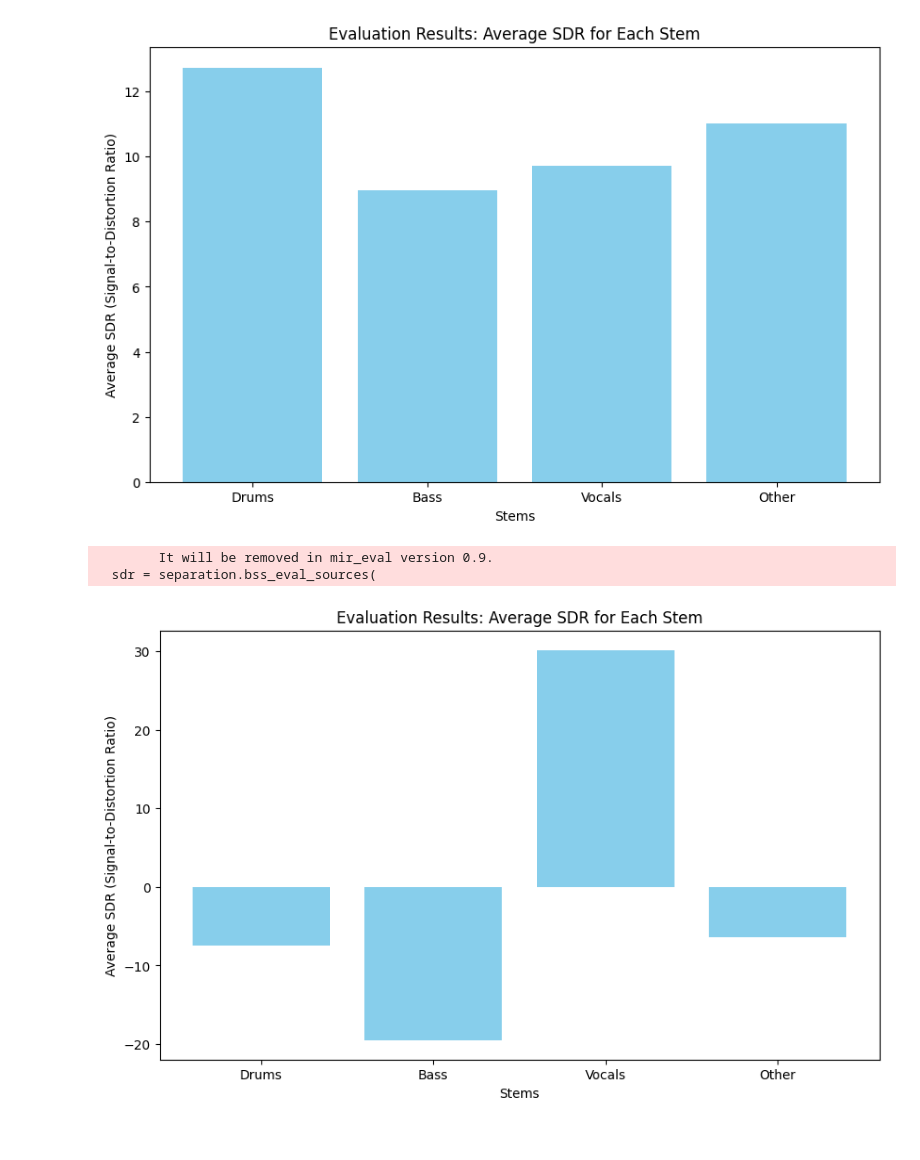
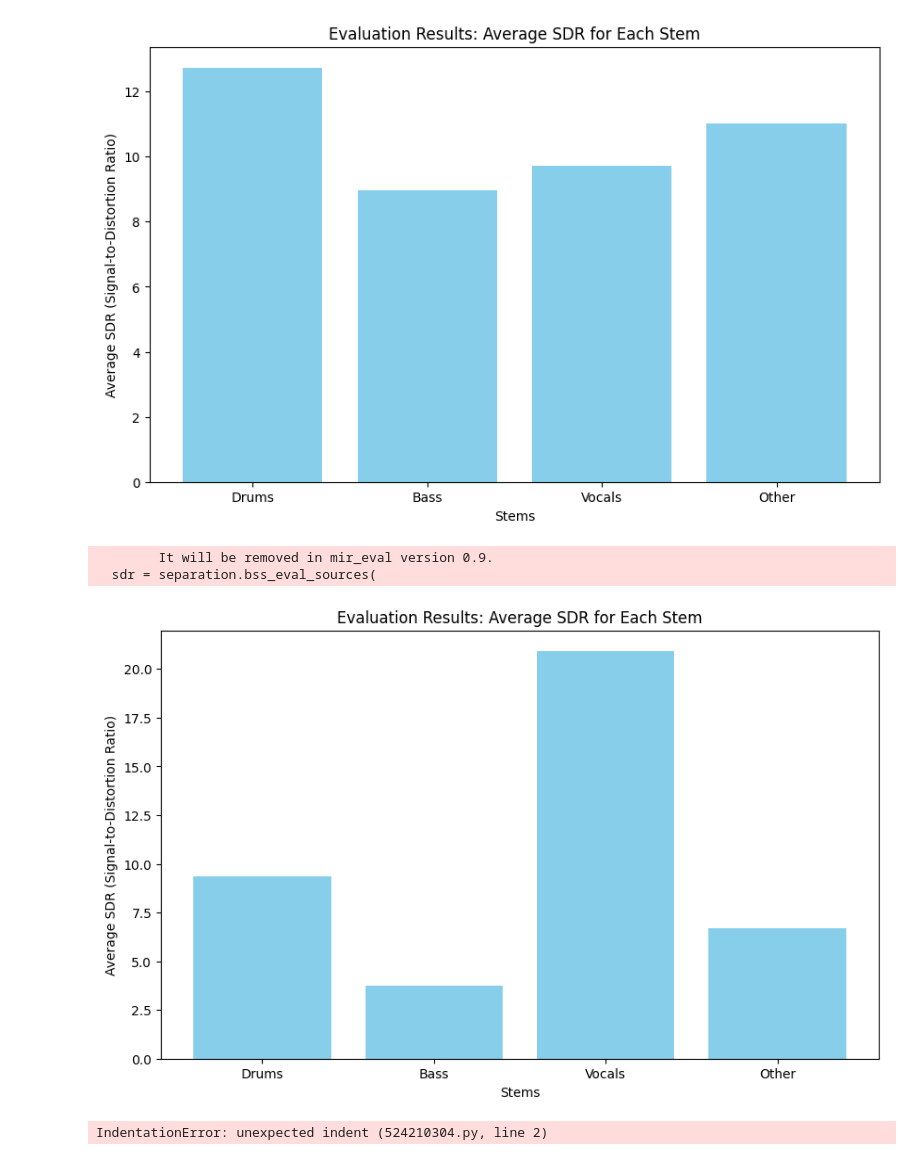
Before and after one commit to alessandromanattini/DEMIXING, a Jupyter notebook: NoteBook.ipynb, the cells around one changed output. Saved outputs shown, nothing was run; the diff lists cells and outputs as text; code cells hidden in the pictures.

```diff
--- a/NoteBook.ipynb
+++ b/NoteBook.ipynb
@@ -641,40 +646,40 @@ plt.show()
 # %%
 #Tempo d'esecuzione su Mac di Filippo: 5:30 s
 
-biased_gains = torch.tensor([0.01, 0.01, 0.97, 0.01], device=device)
+biased_gains = torch.tensor([0.10, 0.10, 1, 0.10], device=device) #normalizzati dalla funzione evaluate_sdr: i gain sono chiamati come gain di un mixer
 
 # Run the SDR evaluation
 # Move the model to CPU for operations requiring unsupported MPS operators
 #model_cpu = model.to("cpu")
 
 # Run the SDR evaluation on CPU
 sdr_results = evaluate_sdr(dataset_dict, biased_gains, model, device, sample_rate, segment_length=30)
 
 # Move the model back to the original device (MPS)
 model.to(device)
 
 # compute average SDR for each stem
 sdr_averages = {
     "Drums": torch.tensor([v["drums"] for v in sdr_results.values() if v["drums"] is not None]).mean(),
     "Bass": torch.tensor([v["bass"] for v in sdr_results.values() if v["bass"] is not None]).mean(),
     "Vocals": torch.tensor([v["vocals"] for v in sdr_results.values() if v["vocals"] is not None]).mean(),
     "Other": torch.tensor([v["other"] for v in sdr_results.values() if v["other"] is not None]).mean()
 }
 
 # Plot the results
 plt.figure(figsize=(10, 6))
 stems_to_plot = list(sdr_averages.keys())
 plt.bar(stems_to_plot, [sdr_averages[s] for s in stems_to_plot], color='skyblue')
 plt.xlabel('Stems')
 plt.ylabel('Average SDR (Signal-to-Distortion Ratio)')
 plt.title('Evaluation Results: Average SDR for Each Stem')
 plt.show()
 # %% [output]
         It will be removed in mir_eval version 0.9.
   sdr = separation.bss_eval_sources(
-[figure, old version]
+[figure, new version]
 # %%
-def evaluate_sdr_with_dynamic_gains(dataset_dict, initial_gains, model, device, sample_rate, segment_length=30, energy_threshold=1e-4, steps=10, target_stem="vocals"):
+#def evaluate_sdr_with_dynamic_gains(dataset_dict, initial_gains, model, device, sample_rate, segment_length=30, energy_threshold=1e-4, steps=10, target_stem="vocals"):
     """
     Evaluate SDR with dynamic gain modification for a specific target stem.
 
@@ -783,3 +788,5 @@ def evaluate_sdr_with_dynamic_gains(dataset_dict, initial_gains, model, device,
                 print(f"Error computing SDR for track '{track}' with gains {modified_gains.tolist()}: {e}")
 
     return sdr_results
+# %% [output]
+IndentationError: unexpected indent (524210304.py, line 2)
```
Also changed, not shown: parts of 9 cells of this notebook.
